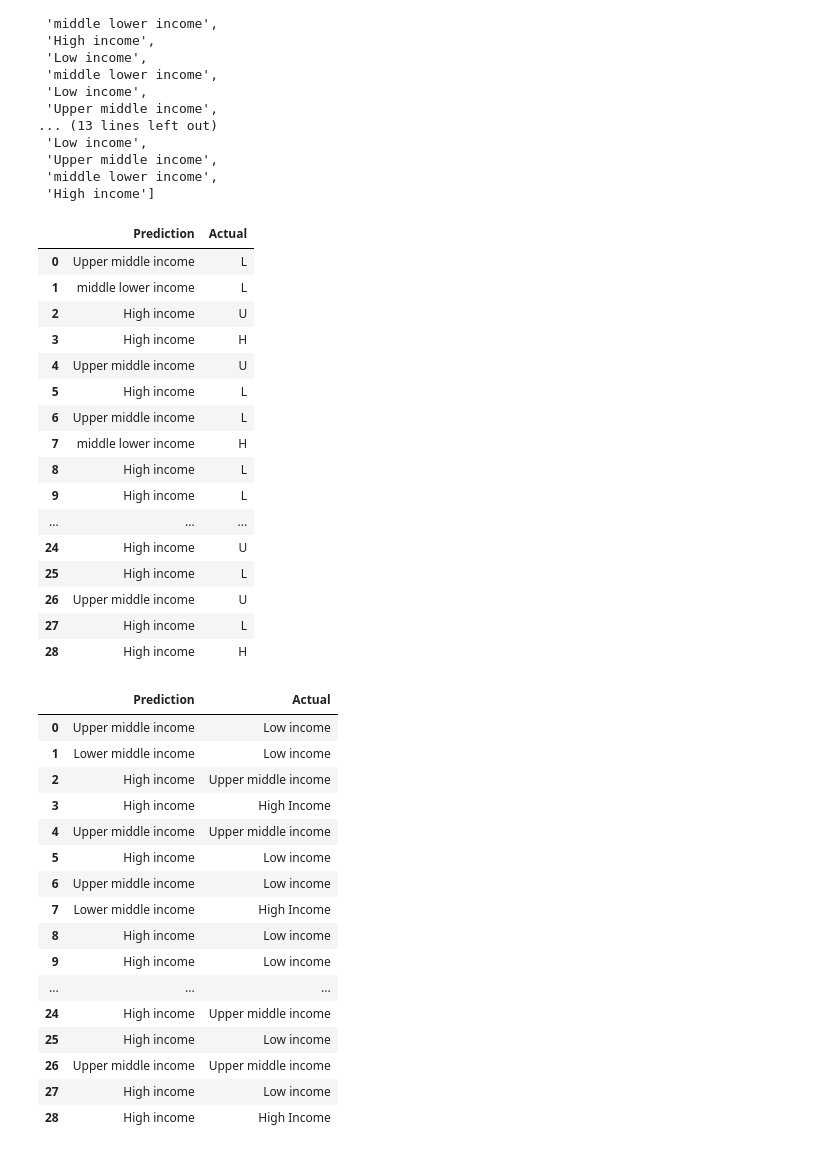
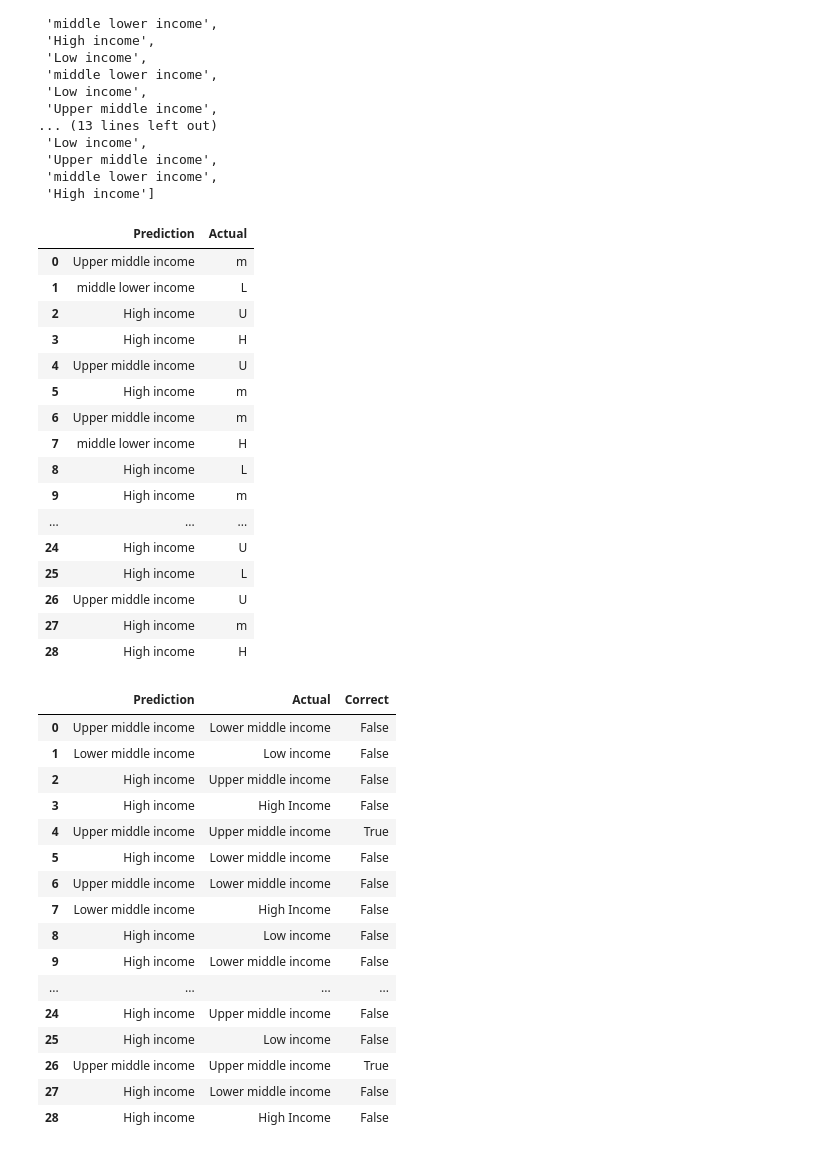
Before and after one commit to liliana-ilut/women-in-power, a Jupyter notebook: logistic_combo.ipynb, the cells around one changed output. Saved outputs shown, nothing was run; the diff lists cells and outputs as text; code cells hidden in the pictures.

```diff
--- a/logistic_combo.ipynb
+++ b/logistic_combo.ipynb
@@ -212,52 +212,54 @@ y_test.tolist()
 predictions = classifier.predict(X_test)
 predictions_df=pd.DataFrame({"Prediction": predictions.tolist(), "Actual": y_test.tolist()})
 # %%
-predictions_df["Actual"]=df["Actual"].apply(lambda x: x[0])
+predictions_df["Actual"]=predictions_df["Actual"].apply(lambda x: x[0])
 # %%
 predictions_df
 # %% [output]
 |  | Prediction | Actual |
-| 0 | Upper middle income | L |
+| 0 | Upper middle income | m |
 | 1 | middle lower income | L |
 | 2 | High income | U |
 | 3 | High income | H |
 | 4 | Upper middle income | U |
-| 5 | High income | L |
-| 6 | Upper middle income | L |
+| 5 | High income | m |
+| 6 | Upper middle income | m |
 | 7 | middle lower income | H |
 | 8 | High income | L |
-| 9 | High income | L |
+| 9 | High income | m |
 | ... | ... | ... |
 | 24 | High income | U |
 | 25 | High income | L |
 | 26 | Upper middle income | U |
-| 27 | High income | L |
+| 27 | High income | m |
 | 28 | High income | H |
 # %%
+import numpy as np
 predictions_df["Prediction"].replace({"middle lower income": "Lower middle income",
                                 }, inplace=True)
 predictions_df["Actual"].replace ({"H": "High Income",
-                                  "M": "Lower middle income",
+                                  "m": "Lower middle income",
                                   "U": "Upper middle income",
                                   "L": "Low income"}, inplace=True)
+predictions_df['Correct'] = np.where(predictions_df['Prediction']== predictions_df['Actual'], True, False)
 predictions_df
 # %% [output]
-|  | Prediction | Actual |
-| 0 | Upper middle income | Low income |
-| 1 | Lower middle income | Low income |
-| 2 | High income | Upper middle income |
-| 3 | High income | High Income |
-| 4 | Upper middle income | Upper middle income |
-| 5 | High income | Low income |
-| 6 | Upper middle income | Low income |
-| 7 | Lower middle income | High Income |
-| 8 | High income | Low income |
-| 9 | High income | Low income |
-| ... | ... | ... |
-| 24 | High income | Upper middle income |
-| 25 | High income | Low income |
-| 26 | Upper middle income | Upper middle income |
-| 27 | High income | Low income |
-| 28 | High income | High Income |
+|  | Prediction | Actual | Correct |
+| 0 | Upper middle income | Lower middle income | False |
+| 1 | Lower middle income | Low income | False |
+| 2 | High income | Upper middle income | False |
+| 3 | High income | High Income | False |
+| 4 | Upper middle income | Upper middle income | True |
+| 5 | High income | Lower middle income | False |
+| 6 | Upper middle income | Lower middle income | False |
+| 7 | Lower middle income | High Income | False |
+| 8 | High income | Low income | False |
+| 9 | High income | Lower middle income | False |
+| ... | ... | ... | ... |
+| 24 | High income | Upper middle income | False |
+| 25 | High income | Low income | False |
+| 26 | Upper middle income | Upper middle income | True |
+| 27 | High income | Lower middle income | False |
+| 28 | High income | High Income | False |
 # %%
 predictions_df.to_csv("Data/logistic_regression_predictions.csv",index = False, header=True)
```
Also changed, not shown: 8 other files.
